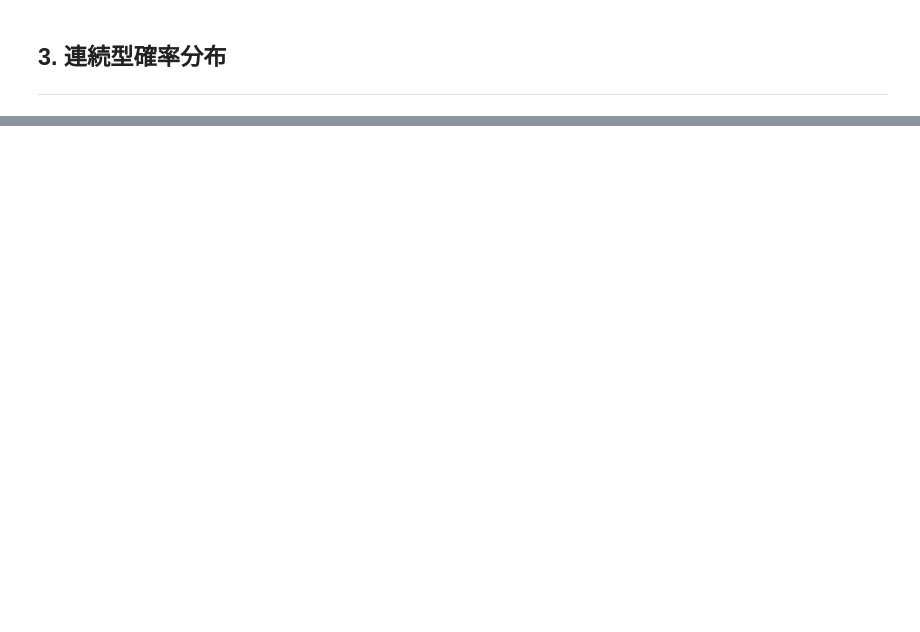
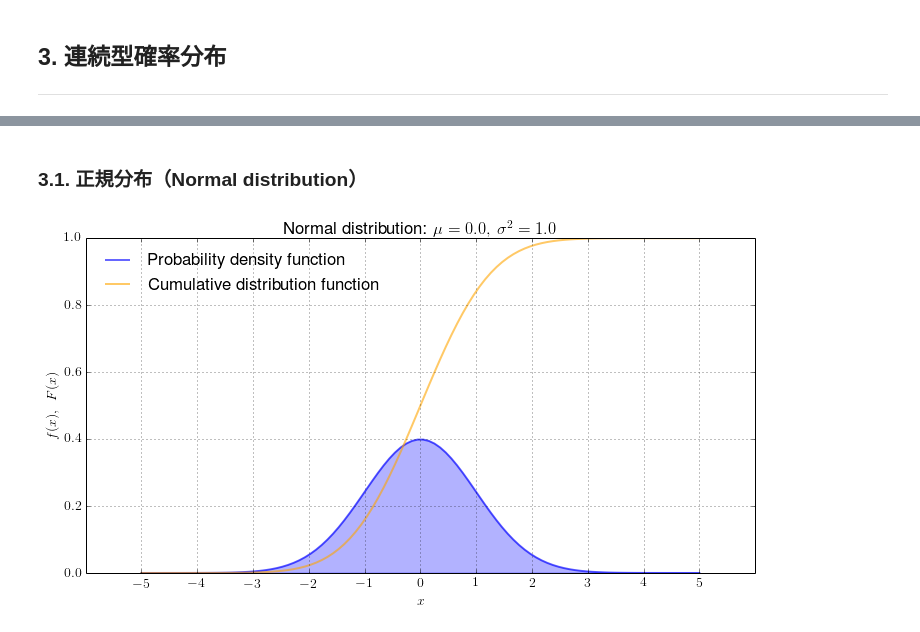
Before and after one commit to sw1227/statistics, a Jupyter notebook: interactive_distribution.ipynb, the cells around one changed output, grey strips where cells are left out. Drawn from its saved outputs; the diff is of its cells as text; code cells hidden in the pictures; blank space fills up the shorter version.

```diff
--- a/interactive_distribution.ipynb
+++ b/interactive_distribution.ipynb
@@ -72,0 +88,12 @@ def plot_norm(mu, sigma2):
+# %% [markdown]
+### 3.1. 正規分布（Normal distribution）
+# %%
+@interact(mu=(-2.0, 2.0), sigma2=(0.0, 2.0), x_max=(1, 10))
+def plot_poisson(mu, sigma2, x_max):
+    plot_continuous(stats.norm(mu, sigma2), x_max)
+    plt.title("Normal distribution: $ \mu = %.1f,\: \sigma ^2 = %.1f$" % (mu, sigma2))
+
+# 以下のように1行でも記述できるが、読みやすさを優先した
+#interact(lambda mu, sigma2, x_max: plot_continuous(stats.norm(mu, sigma2), x_max), mu=(-2.0, 2.0), sigma2=(0.0, 2.0), x_max=(1, 10))
+# %% [output]
+[figure, added]
```
Also changed, not shown: parts of 7 cells of this notebook.
